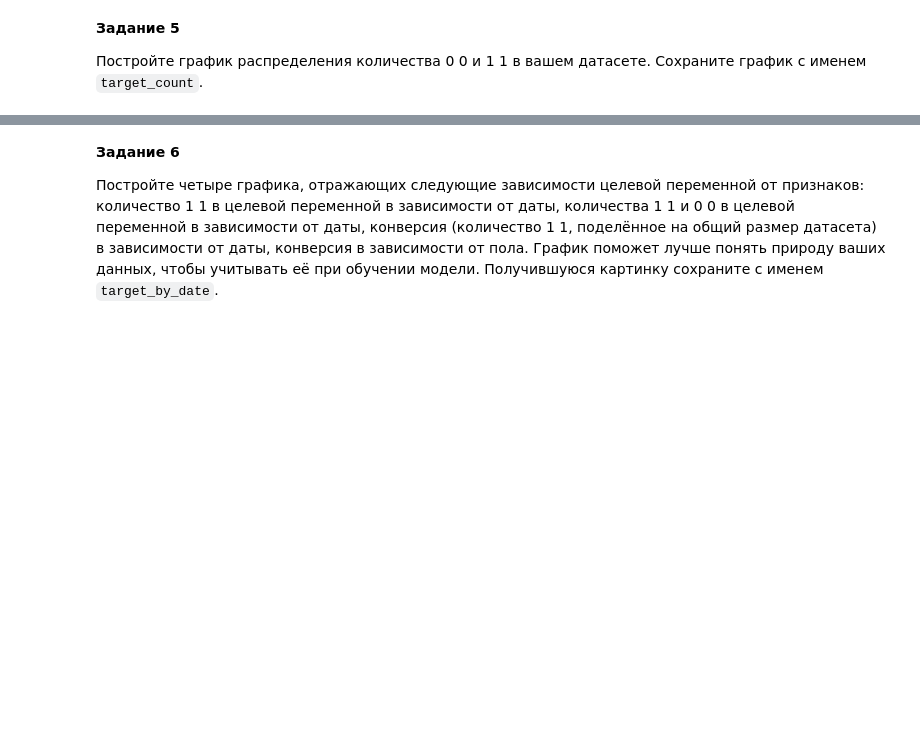
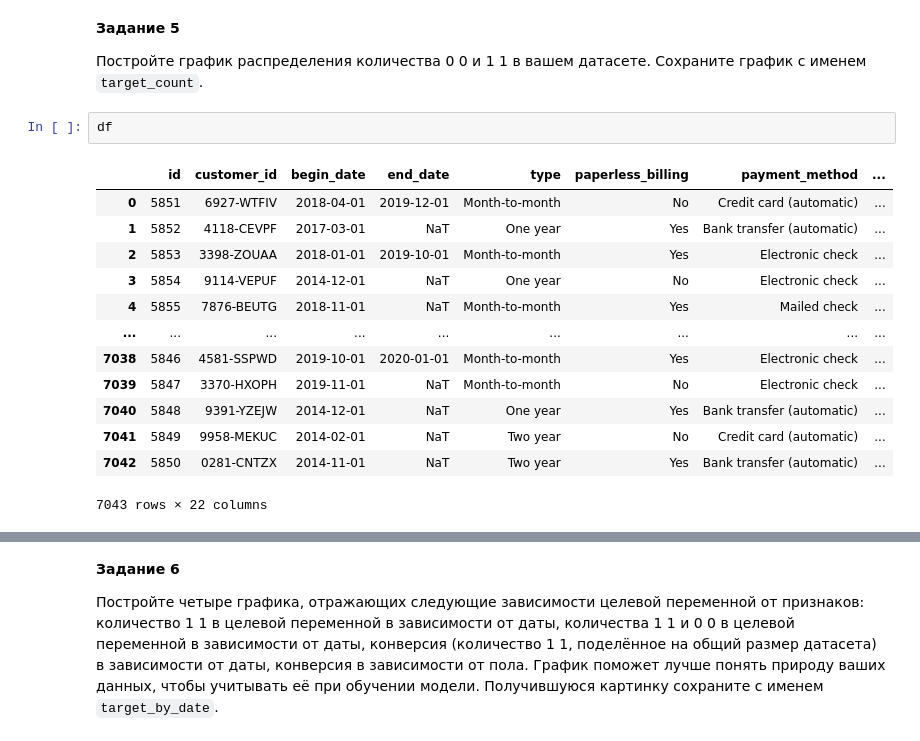
Before and after one commit to anyvol/mle-mlflow, a Jupyter notebook: eda.ipynb, the cells around one changed output, grey strips where cells are left out. Cells and saved outputs as stored; diff of their text form; blank space fills up the shorter version.

```diff
--- a/eda.ipynb
+++ b/eda.ipynb
@@ -233,4 +258,20 @@ IndexError: single positional indexer is out-of-bounds
 0 и
 1
 1 в вашем датасете. Сохраните график с именем `target_count`.
+# %%
+df
+# %% [output]
+|  | id | customer_id | begin_date | end_date | type | paperless_billing | payment_method | ... |
+| 0 | 5851 | 6927-WTFIV | 2018-04-01 | 2019-12-01 | Month-to-month | No | Credit card (automatic) | ... |
+| 1 | 5852 | 4118-CEVPF | 2017-03-01 | NaT | One year | Yes | Bank transfer (automatic) | ... |
+| 2 | 5853 | 3398-ZOUAA | 2018-01-01 | 2019-10-01 | Month-to-month | Yes | Electronic check | ... |
+| 3 | 5854 | 9114-VEPUF | 2014-12-01 | NaT | One year | No | Electronic check | ... |
+| 4 | 5855 | 7876-BEUTG | 2018-11-01 | NaT | Month-to-month | Yes | Mailed check | ... |
+| ... | ... | ... | ... | ... | ... | ... | ... | ... |
+| 7038 | 5846 | 4581-SSPWD | 2019-10-01 | 2020-01-01 | Month-to-month | Yes | Electronic check | ... |
+| 7039 | 5847 | 3370-HXOPH | 2019-11-01 | NaT | Month-to-month | No | Electronic check | ... |
+| 7040 | 5848 | 9391-YZEJW | 2014-12-01 | NaT | One year | Yes | Bank transfer (automatic) | ... |
+| 7041 | 5849 | 9958-MEKUC | 2014-02-01 | NaT | Two year | No | Credit card (automatic) | ... |
+| 7042 | 5850 | 0281-CNTZX | 2014-11-01 | NaT | Two year | Yes | Bank transfer (automatic) | ... |
+7043 rows × 22 columns
 # %%
```
Also changed, not shown: parts of 12 cells of this notebook, 42 other files.
